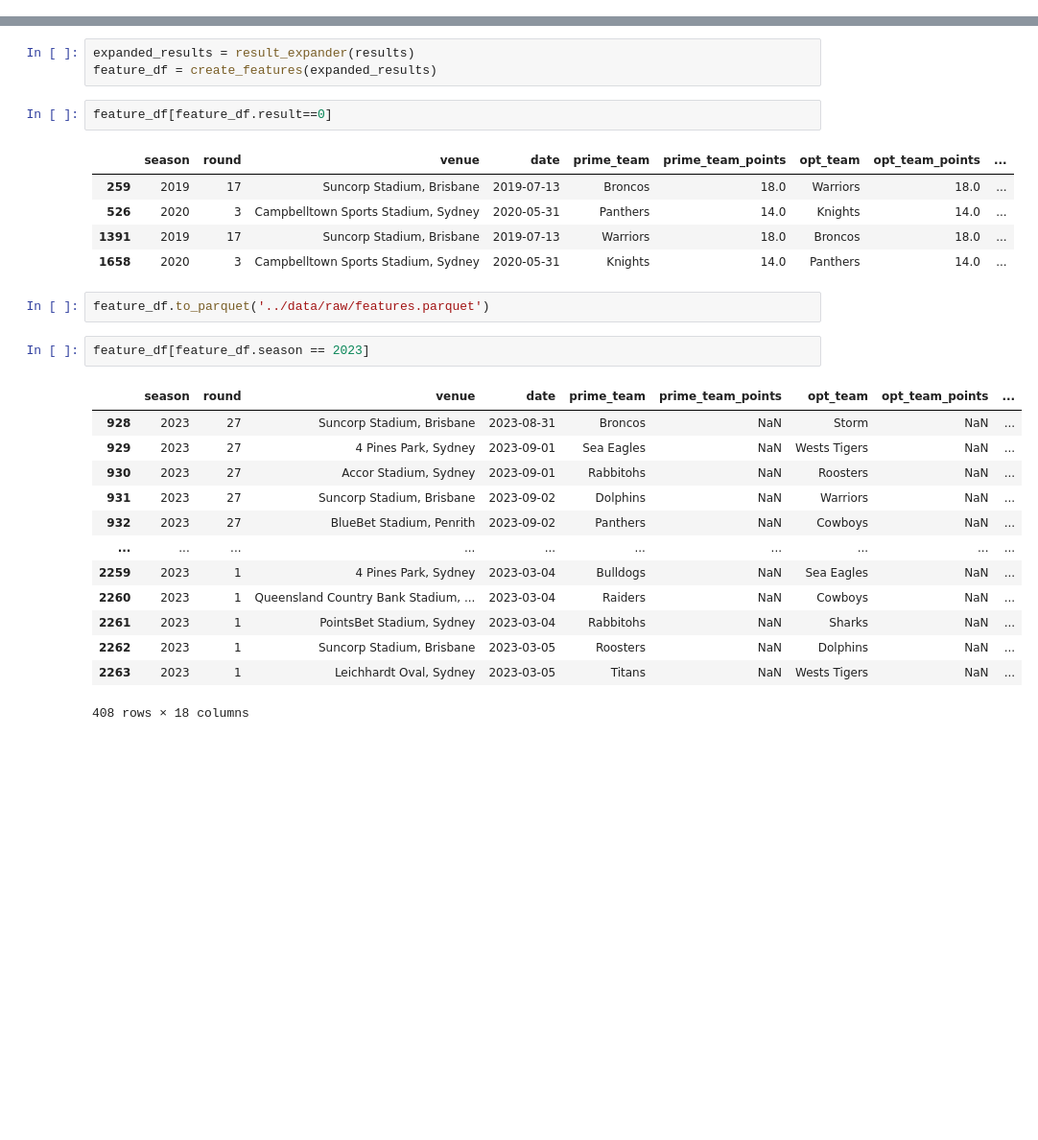
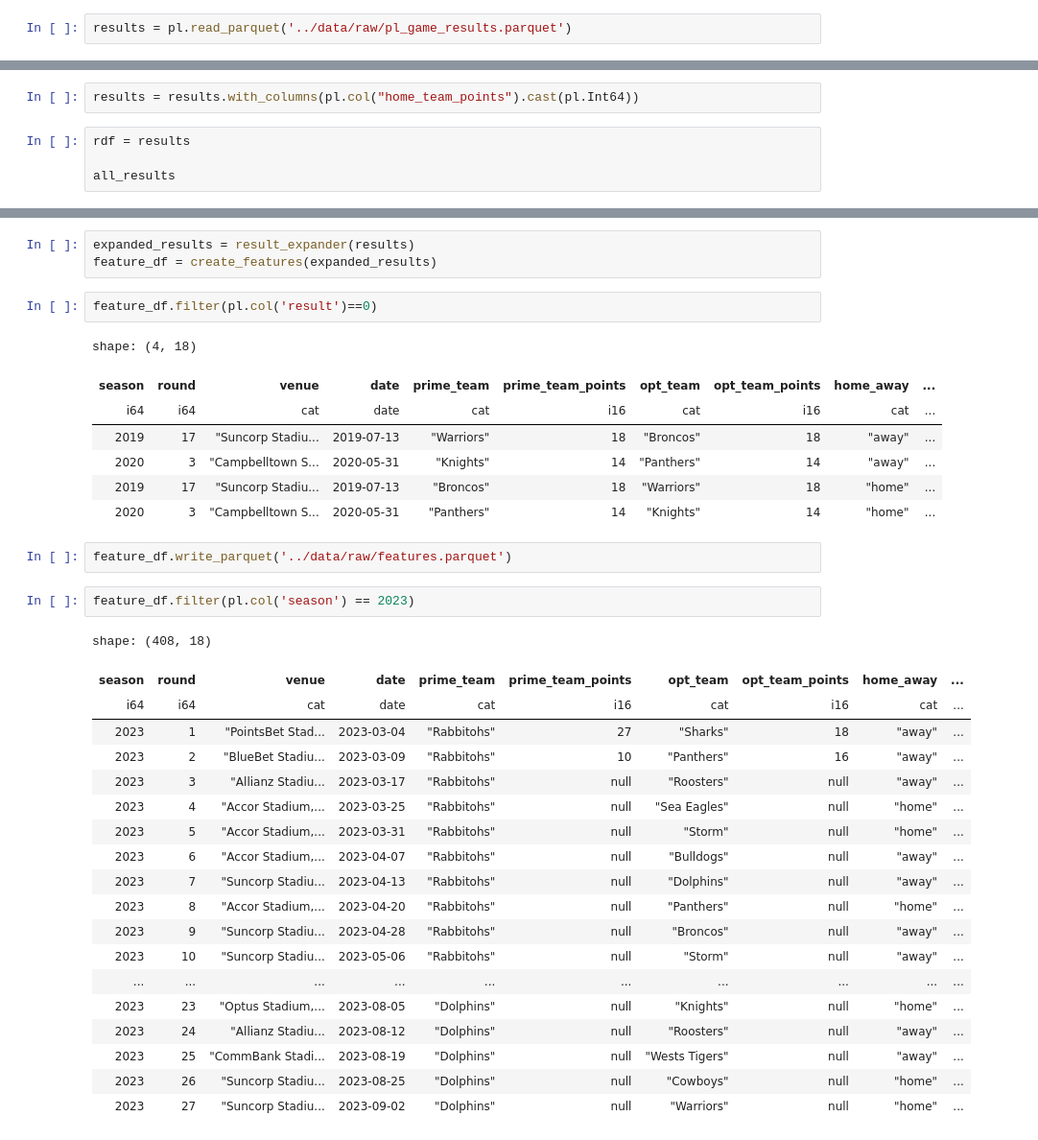
Before and after one commit to cmckeague/nrl_ml_tipping, a Jupyter notebook: notebooks/feature_engineering.ipynb, the cells around one changed output, grey strips where cells are left out. Shown at 96% size. Cells and saved outputs as stored; diff of their text form; blank space fills up the shorter version.

```diff
--- a/notebooks/feature_engineering.ipynb
+++ b/notebooks/feature_engineering.ipynb
@@ -5,0 +8,2 @@ results = pd.read_parquet('../data/raw/game_results.parquet')
+# %%
+results = pl.read_parquet('../data/raw/pl_game_results.parquet')
@@ -6,3 +34,9 @@ results = pd.read_parquet('../data/raw/game_results.parquet')
+# %%
+results = results.with_columns(pl.col("home_team_points").cast(pl.Int64))
+# %%
+rdf = results
+
+all_results
 # %%
 def result_expander(rdf):
     '''
@@ -52,28 +85,36 @@ def create_features(erdf):
 expanded_results = result_expander(results)
 feature_df = create_features(expanded_results)
 # %%
-feature_df[feature_df.result==0]
+feature_df.filter(pl.col('result')==0)
 # %% [output]
+shape: (4, 18)
-|  | season | round | venue | date | prime_team | prime_team_points | opt_team | opt_team_points | ... |
-| 259 | 2019 | 17 | Suncorp Stadium, Brisbane | 2019-07-13 | Broncos | 18.0 | Warriors | 18.0 | ... |
-| 526 | 2020 | 3 | Campbelltown Sports Stadium, Sydney | 2020-05-31 | Panthers | 14.0 | Knights | 14.0 | ... |
-| 1391 | 2019 | 17 | Suncorp Stadium, Brisbane | 2019-07-13 | Warriors | 18.0 | Broncos | 18.0 | ... |
-| 1658 | 2020 | 3 | Campbelltown Sports Stadium, Sydney | 2020-05-31 | Knights | 14.0 | Panthers | 14.0 | ... |
+| season | round | venue | date | prime_team | prime_team_points | opt_team | opt_team_points | home_away | ... |
+| i64 | i64 | cat | date | cat | i16 | cat | i16 | cat | ... |
+| 2019 | 17 | "Suncorp Stadiu... | 2019-07-13 | "Warriors" | 18 | "Broncos" | 18 | "away" | ... |
+| 2020 | 3 | "Campbelltown S... | 2020-05-31 | "Knights" | 14 | "Panthers" | 14 | "away" | ... |
+| 2019 | 17 | "Suncorp Stadiu... | 2019-07-13 | "Broncos" | 18 | "Warriors" | 18 | "home" | ... |
+| 2020 | 3 | "Campbelltown S... | 2020-05-31 | "Panthers" | 14 | "Knights" | 14 | "home" | ... |
 # %%
-feature_df.to_parquet('../data/raw/features.parquet')
+feature_df.write_parquet('../data/raw/features.parquet')
 # %%
-feature_df[feature_df.season == 2023]
+feature_df.filter(pl.col('season') == 2023)
 # %% [output]
+shape: (408, 18)
-|  | season | round | venue | date | prime_team | prime_team_points | opt_team | opt_team_points | ... |
-| 928 | 2023 | 27 | Suncorp Stadium, Brisbane | 2023-08-31 | Broncos | NaN | Storm | NaN | ... |
-| 929 | 2023 | 27 | 4 Pines Park, Sydney | 2023-09-01 | Sea Eagles | NaN | Wests Tigers | NaN | ... |
-| 930 | 2023 | 27 | Accor Stadium, Sydney | 2023-09-01 | Rabbitohs | NaN | Roosters | NaN | ... |
-| 931 | 2023 | 27 | Suncorp Stadium, Brisbane | 2023-09-02 | Dolphins | NaN | Warriors | NaN | ... |
-| 932 | 2023 | 27 | BlueBet Stadium, Penrith | 2023-09-02 | Panthers | NaN | Cowboys | NaN | ... |
+| season | round | venue | date | prime_team | prime_team_points | opt_team | opt_team_points | home_away | ... |
+| i64 | i64 | cat | date | cat | i16 | cat | i16 | cat | ... |
+| 2023 | 1 | "PointsBet Stad... | 2023-03-04 | "Rabbitohs" | 27 | "Sharks" | 18 | "away" | ... |
+| 2023 | 2 | "BlueBet Stadiu... | 2023-03-09 | "Rabbitohs" | 10 | "Panthers" | 16 | "away" | ... |
+| 2023 | 3 | "Allianz Stadiu... | 2023-03-17 | "Rabbitohs" | null | "Roosters" | null | "away" | ... |
+| 2023 | 4 | "Accor Stadium,... | 2023-03-25 | "Rabbitohs" | null | "Sea Eagles" | null | "home" | ... |
+| 2023 | 5 | "Accor Stadium,... | 2023-03-31 | "Rabbitohs" | null | "Storm" | null | "home" | ... |
+| 2023 | 6 | "Accor Stadium,... | 2023-04-07 | "Rabbitohs" | null | "Bulldogs" | null | "away" | ... |
+| 2023 | 7 | "Suncorp Stadiu... | 2023-04-13 | "Rabbitohs" | null | "Dolphins" | null | "away" | ... |
+| 2023 | 8 | "Accor Stadium,... | 2023-04-20 | "Rabbitohs" | null | "Panthers" | null | "home" | ... |
+| 2023 | 9 | "Suncorp Stadiu... | 2023-04-28 | "Rabbitohs" | null | "Broncos" | null | "away" | ... |
+| 2023 | 10 | "Suncorp Stadiu... | 2023-05-06 | "Rabbitohs" | null | "Storm" | null | "away" | ... |
 | ... | ... | ... | ... | ... | ... | ... | ... | ... | ... |
-| 2259 | 2023 | 1 | 4 Pines Park, Sydney | 2023-03-04 | Bulldogs | NaN | Sea Eagles | NaN | ... |
-| 2260 | 2023 | 1 | Queensland Country Bank Stadium, ... | 2023-03-04 | Raiders | NaN | Cowboys | NaN | ... |
-| 2261 | 2023 | 1 | PointsBet Stadium, Sydney | 2023-03-04 | Rabbitohs | NaN | Sharks | NaN | ... |
-| 2262 | 2023 | 1 | Suncorp Stadium, Brisbane | 2023-03-05 | Roosters | NaN | Dolphins | NaN | ... |
-| 2263 | 2023 | 1 | Leichhardt Oval, Sydney | 2023-03-05 | Titans | NaN | Wests Tigers | NaN | ... |
+| 2023 | 23 | "Optus Stadium,... | 2023-08-05 | "Dolphins" | null | "Knights" | null | "home" | ... |
+| 2023 | 24 | "Allianz Stadiu... | 2023-08-12 | "Dolphins" | null | "Roosters" | null | "away" | ... |
+| 2023 | 25 | "CommBank Stadi... | 2023-08-19 | "Dolphins" | null | "Wests Tigers" | null | "away" | ... |
+| 2023 | 26 | "Suncorp Stadiu... | 2023-08-25 | "Dolphins" | null | "Cowboys" | null | "home" | ... |
+| 2023 | 27 | "Suncorp Stadiu... | 2023-09-02 | "Dolphins" | null | "Warriors" | null | "home" | ... |
-408 rows × 18 columns
```
Also changed, not shown: parts of 5 cells of this notebook, 1 other file.
